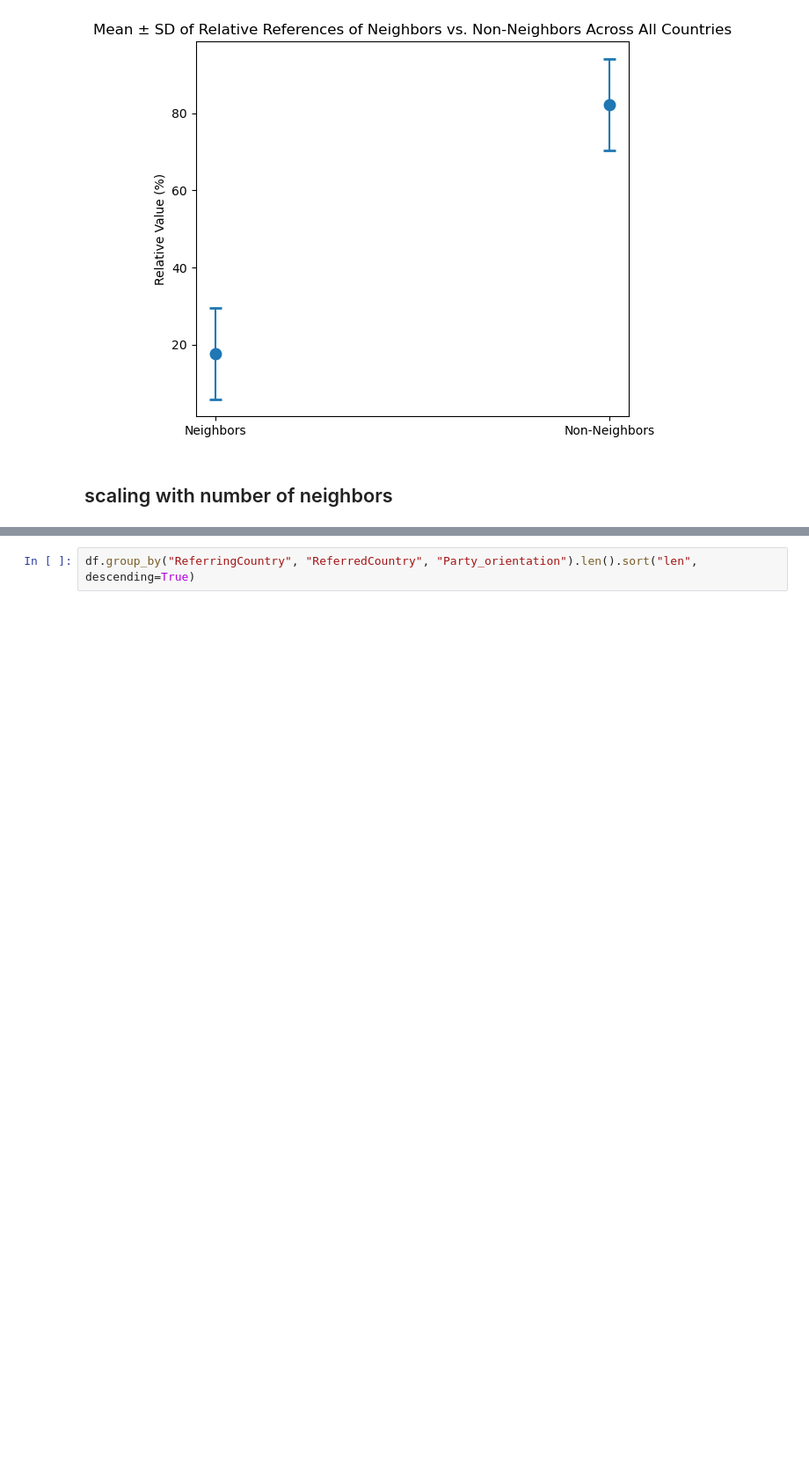
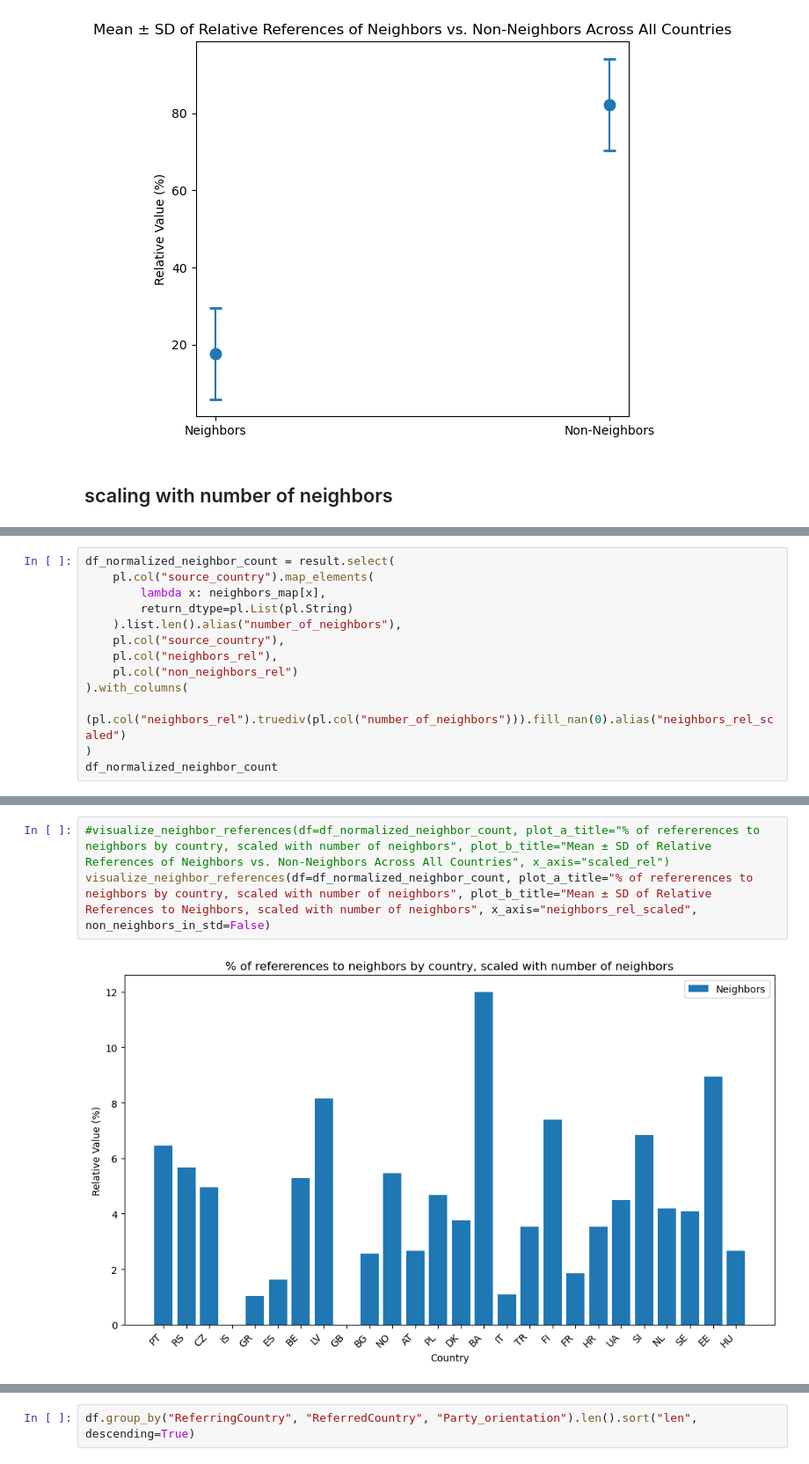
Before and after one commit to dhh25/parlianets, a Jupyter notebook: scripts/statistics/exploration.ipynb, the cells around one changed output, grey strips where cells are left out. Shown at 88% size. Cells and saved outputs as stored; diff of their text form; blank space fills up the shorter version.

```diff
--- a/scripts/statistics/exploration.ipynb
+++ b/scripts/statistics/exploration.ipynb
@@ -214,0 +238,13 @@ visualize_neighbor_references(result, "% of references to Neighbors by Country",
+# %%
+df_normalized_neighbor_count = result.select(
+    pl.col("source_country").map_elements(
+        lambda x: neighbors_map[x],
+        return_dtype=pl.List(pl.String)
+    ).list.len().alias("number_of_neighbors"),
+    pl.col("source_country"),
+    pl.col("neighbors_rel"),
+    pl.col("non_neighbors_rel")
+).with_columns(
+    (pl.col("neighbors_rel").truediv(pl.col("number_of_neighbors"))).fill_nan(0).alias("neighbors_rel_scaled")
+)
+df_normalized_neighbor_count
@@ -214,0 +279,5 @@ visualize_neighbor_references(result, "% of references to Neighbors by Country",
+# %%
+#visualize_neighbor_references(df=df_normalized_neighbor_count, plot_a_title="% of refererences to neighbors by country, scaled with number of neighbors", plot_b_title="Mean ± SD of Relative References of Neighbors vs. Non-Neighbors Across All Countries", x_axis="scaled_rel")
+visualize_neighbor_references(df=df_normalized_neighbor_count, plot_a_title="% of refererences to neighbors by country, scaled with number of neighbors", plot_b_title="Mean ± SD of Relative References to Neighbors, scaled with number of neighbors", x_axis="neighbors_rel_scaled", non_neighbors_in_std=False)
+# %% [output]
+[figure, added]
```
Also changed, not shown: parts of 15 cells of this notebook, 3 other files.
